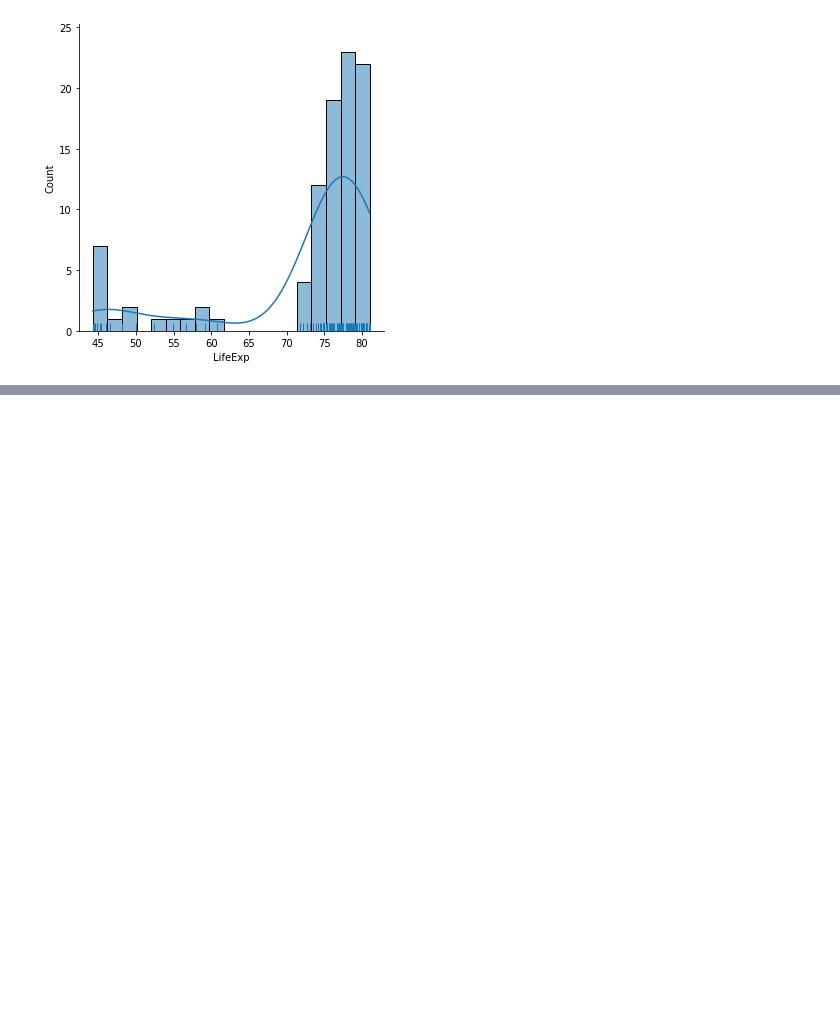
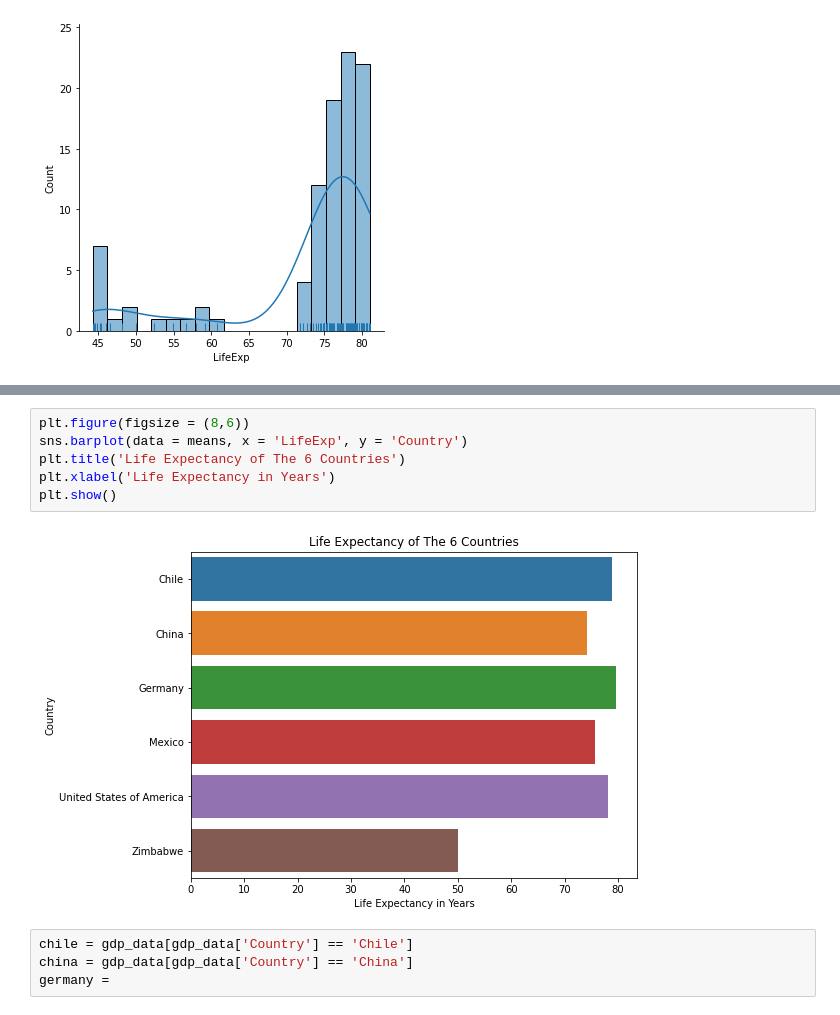
Before and after one commit to joeelorm/Projects, a Jupyter notebook: Data Visualization/life_expectancy_gdp.ipynb, the cells around one changed output, grey strips where cells are left out. Drawn from its saved outputs; the diff is of its cells as text; blank space fills up the shorter version.

```diff
--- a/Data Visualization/life_expectancy_gdp.ipynb
+++ b/Data Visualization/life_expectancy_gdp.ipynb
@@ -150,0 +136,12 @@ gdp
+# %%
+plt.figure(figsize = (8,6))
+sns.barplot(data = means, x = 'LifeExp', y = 'Country')
+plt.title('Life Expectancy of The 6 Countries')
+plt.xlabel('Life Expectancy in Years')
+plt.show()
+# %% [output]
+[figure, added]
+# %%
+chile = gdp_data[gdp_data['Country'] == 'Chile']
+china = gdp_data[gdp_data['Country'] == 'China']
+germany =
```
Also changed, not shown: parts of 4 cells of this notebook.
